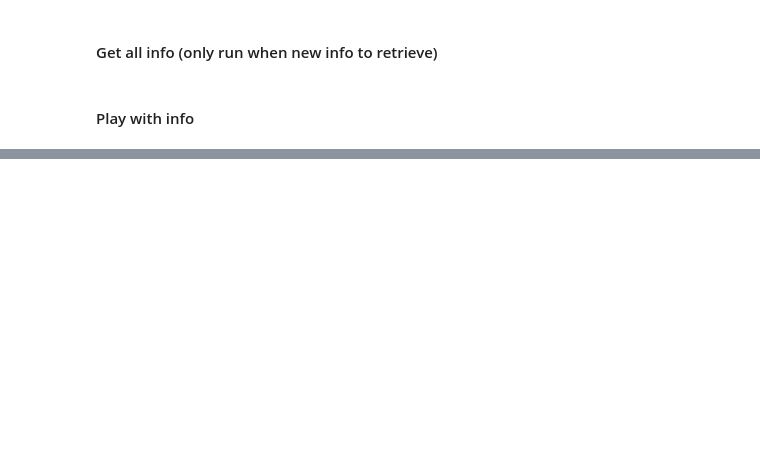
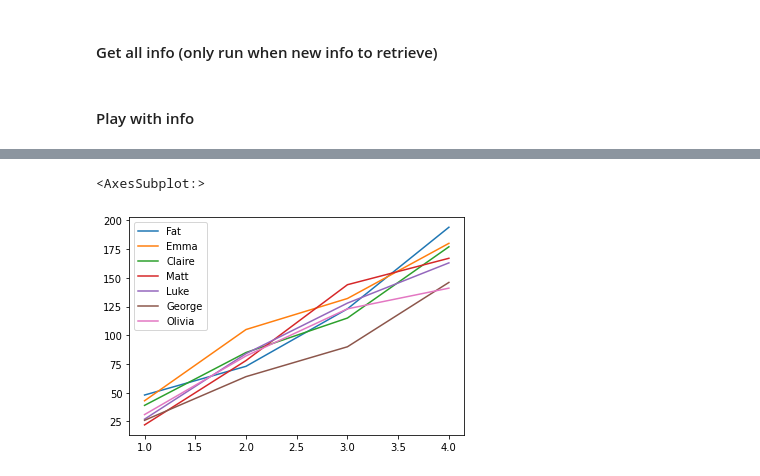
Before and after one commit to mattdanhall/fantasy_stats, a Jupyter notebook: get_fantasy_stats.ipynb, the cells around one changed output, grey strips where cells are left out. Drawn from its saved outputs; the diff is of its cells as text; code cells hidden in the pictures; blank space fills up the shorter version.

Commit message:
begin plots

```diff
--- a/get_fantasy_stats.ipynb
+++ b/get_fantasy_stats.ipynb
@@ -35,3 +36,8 @@ league_standings_df
+# %%
+league_points_df.transpose().plot()
+# %% [output]
+<AxesSubplot:>
+[figure, added]
 # %%
 all_lineups_df['Olivia',3]
 # %% [output]
```
Also changed, not shown: parts of 6 cells of this notebook.
